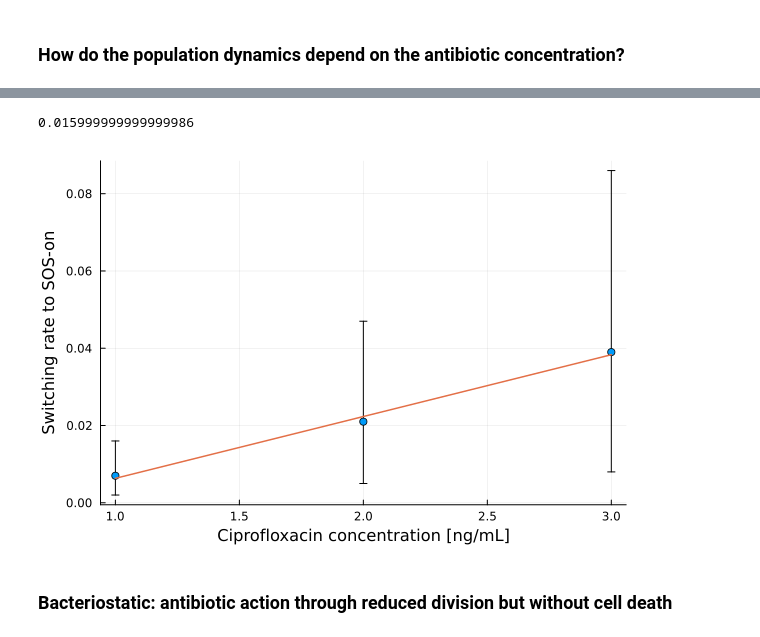
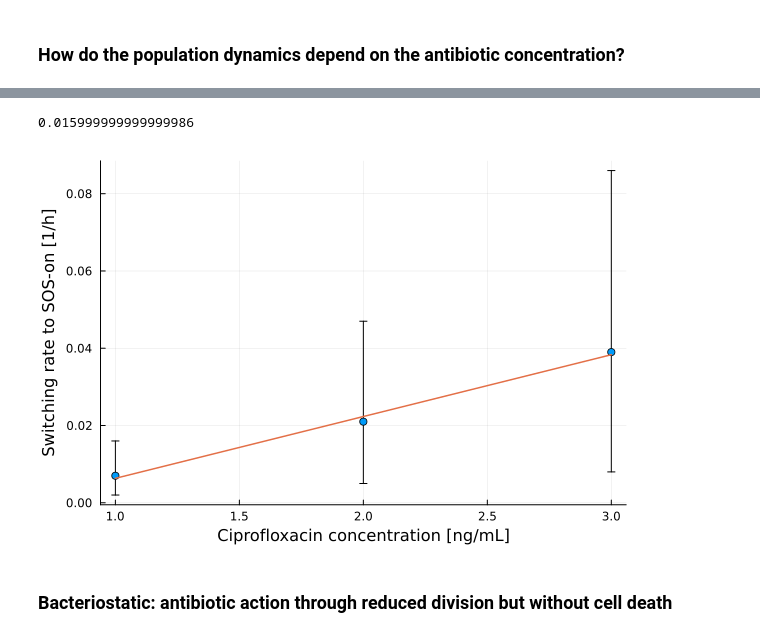
Before and after one commit to LucyL-J/estimu, a Jupyter notebook: dose-dependence.ipynb, the cells around one changed output, grey strips where cells are left out. Drawn from its saved outputs; the diff is of its cells as text; code cells hidden in the pictures.

```diff
--- a/dose-dependence.ipynb
+++ b/dose-dependence.ipynb
@@ -97,17 +99,17 @@ println(IC50)
 # %%
 # Switching rate increases with division rate and with antibiotic concentration
 switching_rate(gamma_off, c, scaling_factor) = scaling_factor*gamma_off*c
 # Estimated switching rate for different ciprofloxacin concentrations from Jaramillo-Riveri et al.
 alpha_mean = [0.007, 0.021, 0.039]
 alpha_sme = [0.002, 0.005, 0.008]
 alpha_0, scaling_factor = linear_fit(1:3, alpha_mean)
 println(scaling_factor)
-P_alpha = plot(ylab="Switching rate to SOS-on", xlab="Ciprofloxacin concentration [ng/mL]", legend=:false)
+P_alpha = plot(ylab="Switching rate to SOS-on [1/h]", xlab="Ciprofloxacin concentration [ng/mL]", legend=:false)
 scatter!(1:3, alpha_mean, yerror=(alpha_mean.-alpha_sme, alpha_mean.+alpha_sme), lab="Mother machine data Jaramillo-Riveri et al.")
 plot!(1:3, x -> alpha_0 + x*scaling_factor, lab="Linear least squares fit", width=1.5)
 # %% [output]
 0.015999999999999986
-[figure, old version]
+[figure, new version]
 # %% [markdown]
 ### Bacteriostatic: antibiotic action through reduced division but without cell death
 # %%
```
Also changed, not shown: parts of 20 cells of this notebook.
